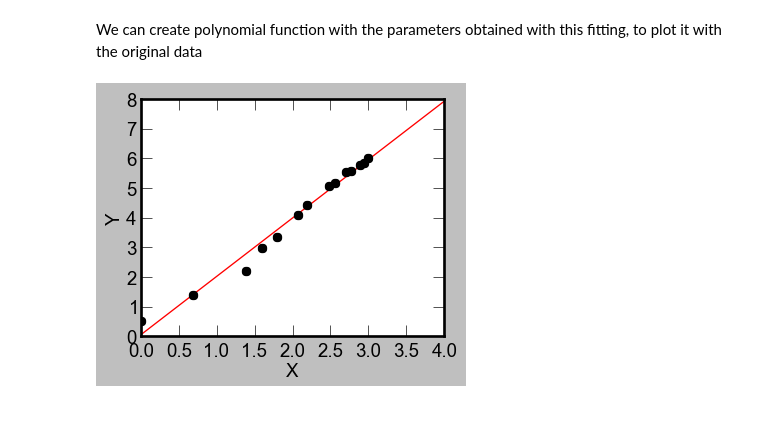
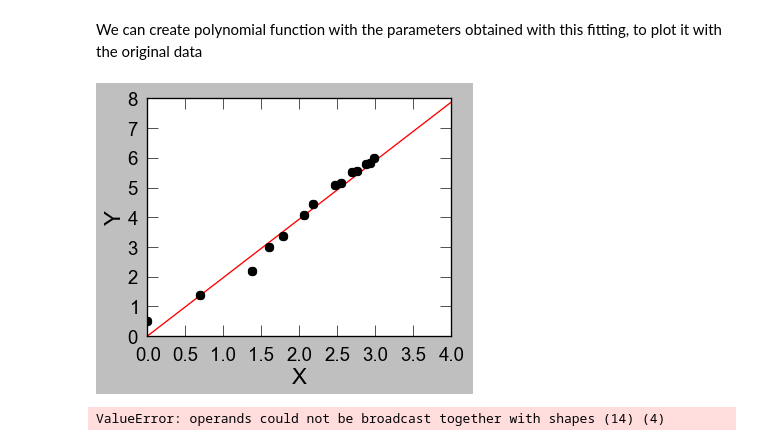
Before and after one commit to OrielBanne/myIPythonNotebooks, a Jupyter notebook: Optimization/linear_regression.ipynb, the cells around one changed output. Cells and saved outputs as stored; diff of their text form; code cells hidden in the pictures; blank space fills up the shorter version.

```diff
--- a/Optimization/linear_regression.ipynb
+++ b/Optimization/linear_regression.ipynb
@@ -41,9 +41,21 @@ We can create  polynomial function with the parameters obtained with this fittin
 # %%
 f = poly1d(np.polyfit(xdata,ydata,1)) # 1 degree polynomial function
 # %%
-x = np.linspace(start = 0, stop = 4, num = 100)
-plt.plot(x, f(x), 'r-', lw=1);
+t = np.linspace(start = 0, stop = 4, num = 100)
+plt.plot(t, f(t), 'r-', lw=1);
 plt.plot(xdata, ydata, 'ko', markersize=6);
 plt.xlabel('X'); plt.ylabel('Y');
 # %% [output]
-[figure, old version]
+[figure, new version]
+# %%
+# now we calculate confidence intervals
+# calculate sum of squares of the residuals
+mean_x = np.mean(x)
+n = xdata.size
+t = 2.14 # t-value for n=14 and two-tailed 95%
+y_err = ydata - f(ydata)
+
+p_x = np.arange( np.min(xdata), np.max(xdata)+1 , 1)
+confs = t * np.sqrt((y_err/(n-2)) * (1.0/n + (np.power((p_x-mean_x),2)/ ((np.sum(np.power(xdata,2)))-n*(np.power(mean_x, 2))))))
+# %% [output]
+ValueError: operands could not be broadcast together with shapes (14) (4)
```
Also changed, not shown: 1 other file.
